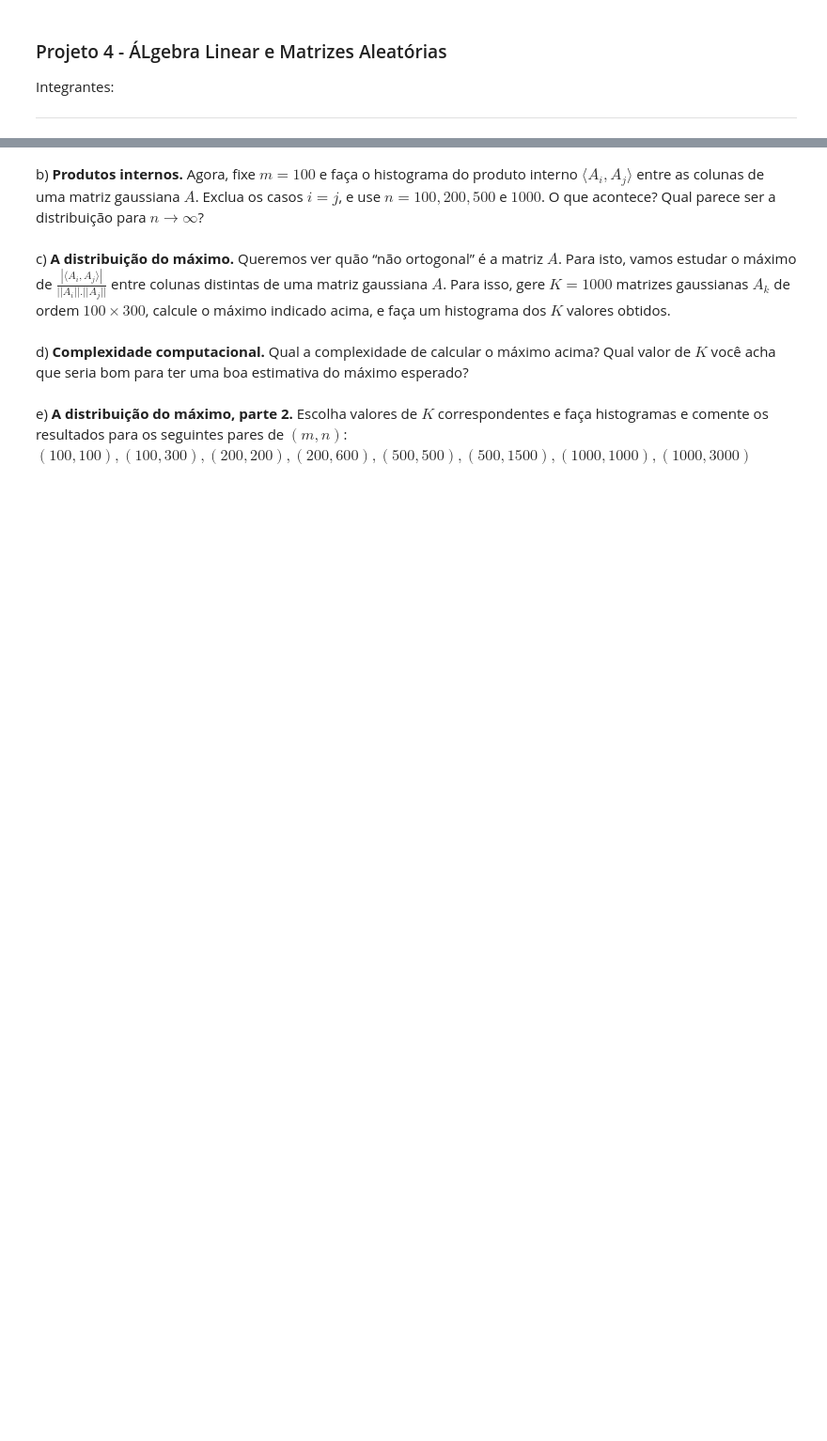
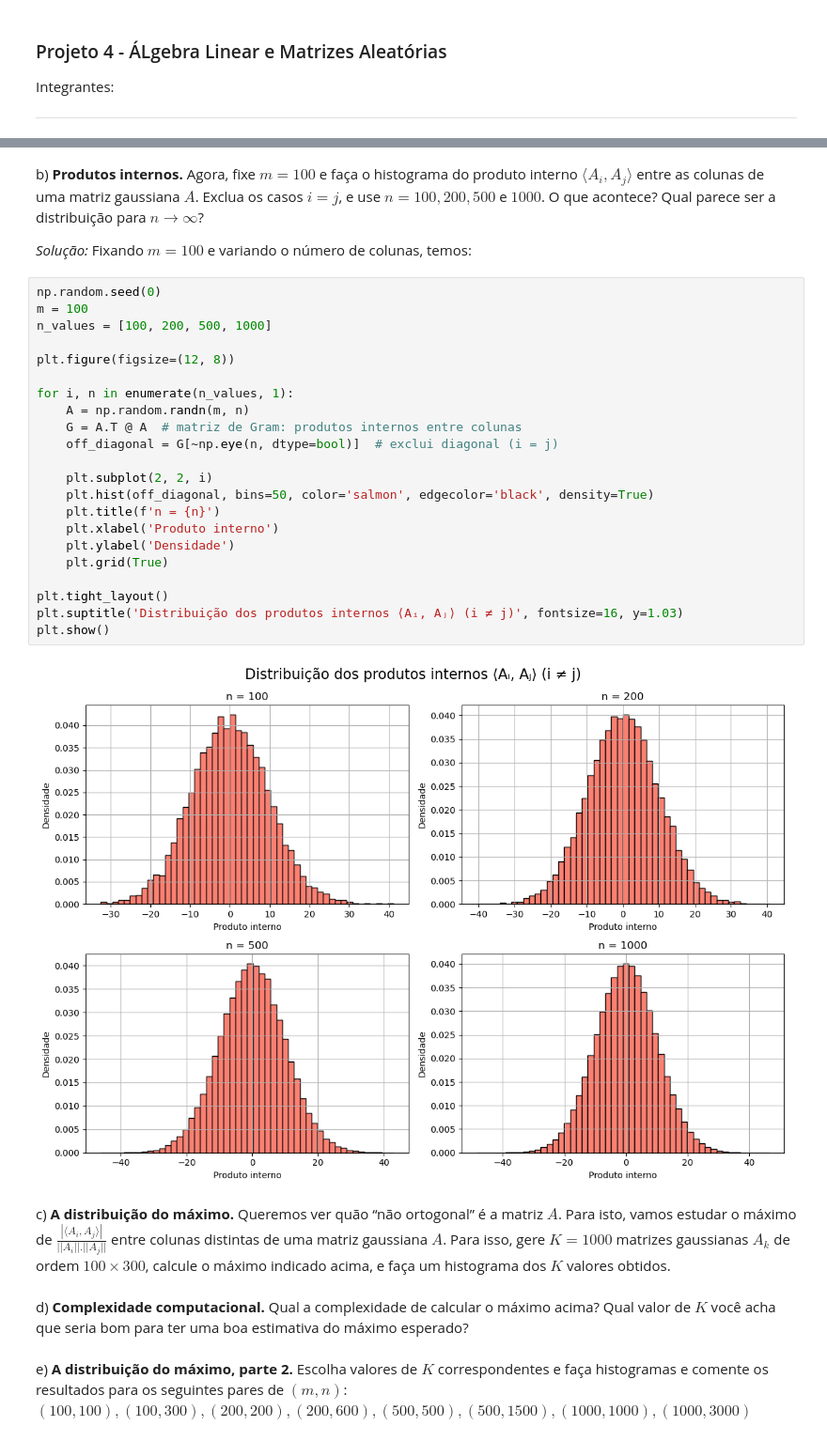
Before and after one commit to ADrielFariads/Projeto4_ALN, a Jupyter notebook: projeto4_ALN.ipynb, the cells around one changed output, grey strips where cells are left out. Shown at 94% size. Saved outputs shown, nothing was run; the diff lists cells and outputs as text; blank space fills up the shorter version.

```diff
--- a/projeto4_ALN.ipynb
+++ b/projeto4_ALN.ipynb
@@ -13,5 +47,31 @@ gaussiana $A$, $m \times n$. Use vários valores de $m$, e comente o que você o
 # %% [markdown]
 b) **Produtos internos.** Agora, fixe $m=100$ e faça o histograma do produto interno $\langle A_i, A_j \rangle$ entre as colunas de uma matriz gaussiana $A$. Exclua os casos $i=j$, e use $n=100, 200, 500$ e $1000$. O que acontece? Qual parece ser a distribuição para $n \rightarrow \infty$?
+
+*Solução:* Fixando $m=100$ e variando o número de colunas, temos:
+# %%
+np.random.seed(0)
+m = 100
+n_values = [100, 200, 500, 1000]
+
+plt.figure(figsize=(12, 8))
+
+for i, n in enumerate(n_values, 1):
+    A = np.random.randn(m, n)
+    G = A.T @ A  # matriz de Gram: produtos internos entre colunas
+    off_diagonal = G[~np.eye(n, dtype=bool)]  # exclui diagonal (i = j)
+
+    plt.subplot(2, 2, i)
+    plt.hist(off_diagonal, bins=50, color='salmon', edgecolor='black', density=True)
+    plt.title(f'n = {n}')
+    plt.xlabel('Produto interno')
+    plt.ylabel('Densidade')
+    plt.grid(True)
+
+plt.tight_layout()
+plt.suptitle('Distribuição dos produtos internos ⟨Aᵢ, Aⱼ⟩ (i ≠ j)', fontsize=16, y=1.03)
+plt.show()
+# %% [output]
+[figure, added]
 # %% [markdown]
 c) **A distribuição do máximo.** Queremos ver quão “não ortogonal” é a matriz $A$. Para isto, vamos estudar o máximo de $\frac{|\langle A_i, A_j \rangle|}{||A_i||.||A_j||}$ entre colunas distintas de uma matriz gaussiana $A$. Para isso, gere $K=1000$ matrizes gaussianas $A_k$ de ordem $100 \times 300$, calcule o máximo indicado acima, e faça um histograma dos $K$ valores obtidos.
 # %% [markdown]
```
Also changed, not shown: parts of 4 cells of this notebook.
